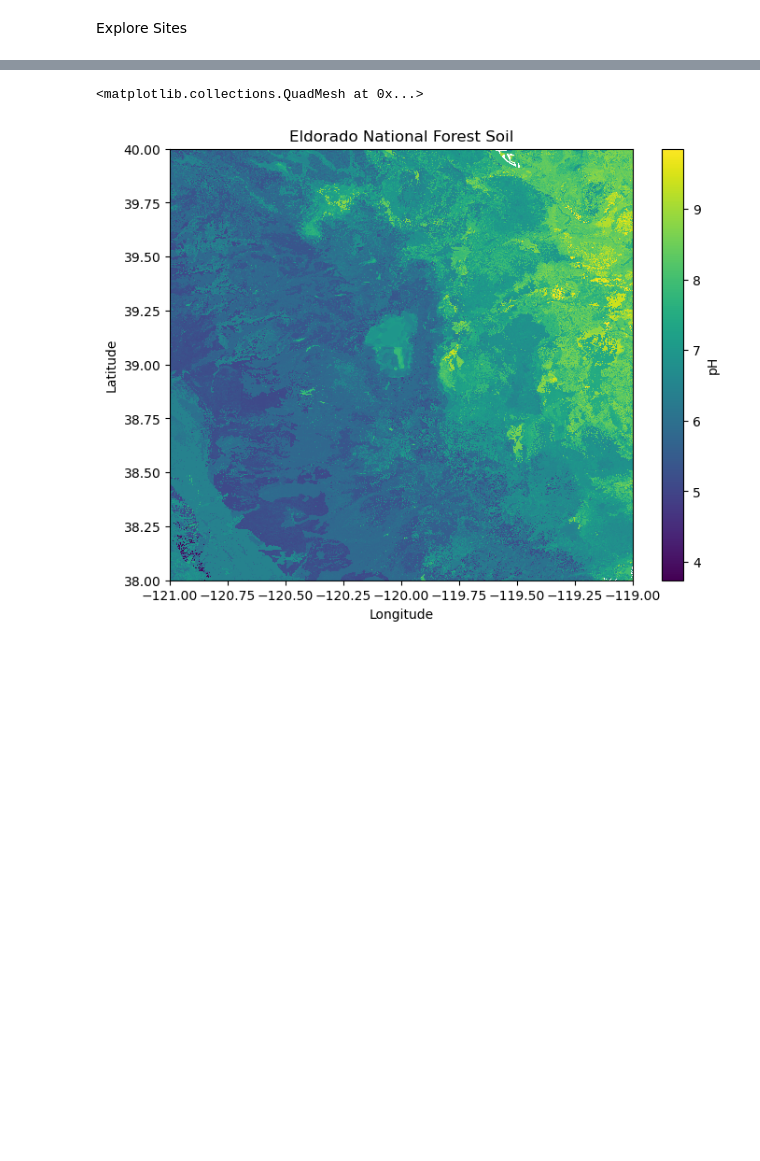
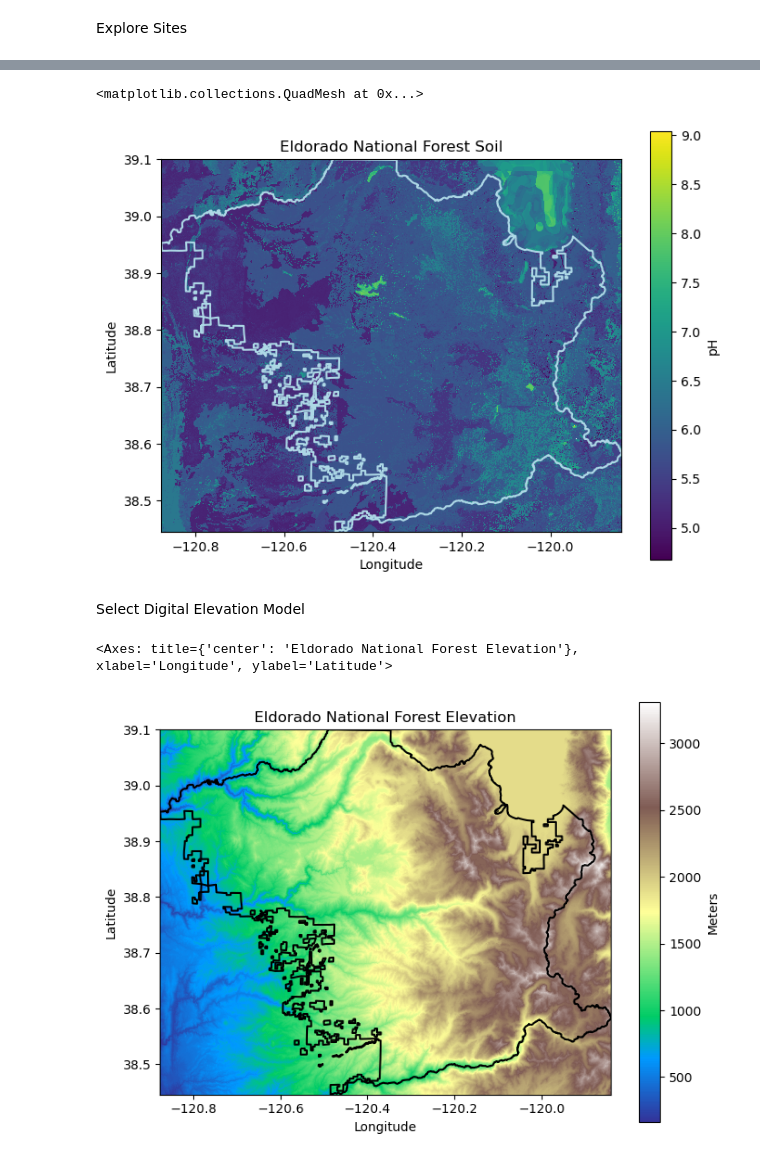
Before and after one commit to lauren-alexandra/habitat-suitability, a Jupyter notebook: notebooks/main.ipynb, the cells around one changed output, grey strips where cells are left out. Drawn from its saved outputs; the diff is of its cells as text; code cells hidden in the pictures; blank space fills up the shorter version.

```diff
--- a/notebooks/main.ipynb
+++ b/notebooks/main.ipynb
@@ -196,16 +270,21 @@ los_padres_soil_plt
 fig = plt.figure(figsize=(8, 6))
 ax = plt.axes()
 
-# mean pH values
-eldorado_soil_plt = eldorado_da.plot(cbar_kwargs={'label': 'pH'})
+# Average pH
+eldorado_soil_plt = eldorado_da.plot(cmap='viridis', cbar_kwargs={'label': 'pH'})
+
+# Plot site boundary
+eldorado_boundary = eldorado_gdf.boundary.plot(ax=plt.gca(), color='lightblue')
 
 plt.title('Eldorado National Forest Soil')
 ax.set_xlabel('Longitude')
 ax.set_ylabel('Latitude')
 
-fig.savefig("images/Eldorado-National-Forest-Soil.png")
+fig.savefig(f"{images_dir}/Eldorado-National-Forest-Soil.png")
 
 eldorado_soil_plt
 # %% [output]
 <matplotlib.collections.QuadMesh at 0x...>
-[figure, old version]
+[figure, new version]
+# %% [markdown]
+Select Digital Elevation Model
@@ -211,0 +302,27 @@ eldorado_soil_plt
+# %%
+# Build merged elevation DataArray
+
+# hgt = height
+strm_pattern = os.path.join(eldorado_elevation_dir, '*.hgt.zip')
+strm_da = build_da(glob(strm_pattern), tuple(eldorado_gdf.total_bounds))
+# %%
+# Plot site elevation
+
+fig = plt.figure(figsize=(8, 6))
+ax = plt.axes()
+
+strm_da.plot(cmap='terrain', cbar_kwargs={'label': 'Meters'})
+
+# Plot the site GeoDataFrame using the axes from the above elevation plot
+eldorado_elev = eldorado_gdf.boundary.plot(ax=plt.gca(), color='black')
+
+plt.title('Eldorado National Forest Elevation')
+ax.set_xlabel('Longitude')
+ax.set_ylabel('Latitude')
+
+fig.savefig(f"{images_dir}/Eldorado-National-Forest-Elevation.png")
+
+eldorado_elev
+# %% [output]
+<Axes: title={'center': 'Eldorado National Forest Elevation'}, xlabel='Longitude', ylabel='Latitude'>
+[figure, added]
```
Also changed, not shown: parts of 14 cells of this notebook, 3 other files.
